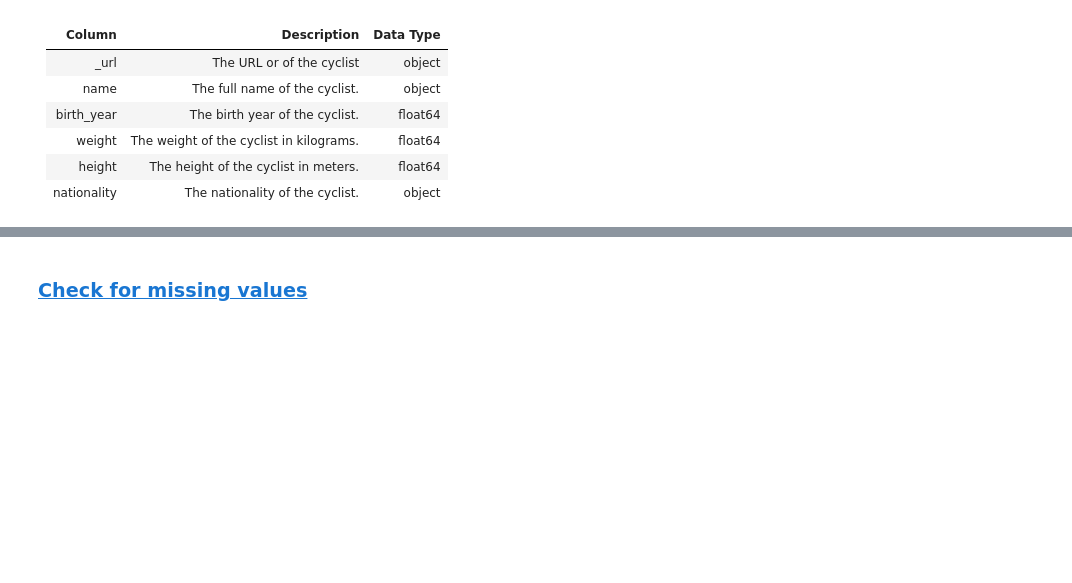
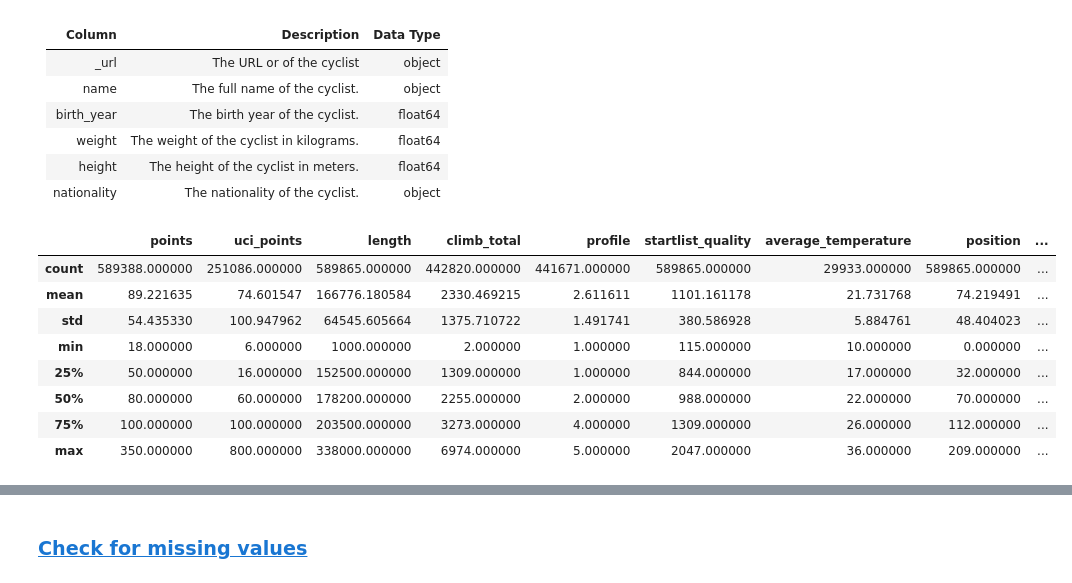
Before and after one commit to Dylan-Nico/Data-Mining-Cyclist-data, a Jupyter notebook: daniel.ipynb, the cells around one changed output, grey strips where cells are left out. Cells and saved outputs as stored; diff of their text form; code cells hidden in the pictures; blank space fills up the shorter version.

```diff
--- a/daniel.ipynb
+++ b/daniel.ipynb
@@ -159,3 +161,15 @@ dtype: object
 | weight       | The weight of the cyclist in kilograms.                          | float64   |
 | height       | The height of the cyclist in meters.                             | float64   |
 | nationality  | The nationality of the cyclist.                                  | object    |
+# %%
+df_races.describe()
+# %% [output]
+|  | points | uci_points | length | climb_total | profile | startlist_quality | average_temperature | position | ... |
+| count | 589388.000000 | 251086.000000 | 589865.000000 | 442820.000000 | 441671.000000 | 589865.000000 | 29933.000000 | 589865.000000 | ... |
+| mean | 89.221635 | 74.601547 | 166776.180584 | 2330.469215 | 2.611611 | 1101.161178 | 21.731768 | 74.219491 | ... |
+| std | 54.435330 | 100.947962 | 64545.605664 | 1375.710722 | 1.491741 | 380.586928 | 5.884761 | 48.404023 | ... |
+| min | 18.000000 | 6.000000 | 1000.000000 | 2.000000 | 1.000000 | 115.000000 | 10.000000 | 0.000000 | ... |
+| 25% | 50.000000 | 16.000000 | 152500.000000 | 1309.000000 | 1.000000 | 844.000000 | 17.000000 | 32.000000 | ... |
+| 50% | 80.000000 | 60.000000 | 178200.000000 | 2255.000000 | 2.000000 | 988.000000 | 22.000000 | 70.000000 | ... |
+| 75% | 100.000000 | 100.000000 | 203500.000000 | 3273.000000 | 4.000000 | 1309.000000 | 26.000000 | 112.000000 | ... |
+| max | 350.000000 | 800.000000 | 338000.000000 | 6974.000000 | 5.000000 | 2047.000000 | 36.000000 | 209.000000 | ... |
```
Also changed, not shown: parts of 13 cells of this notebook.
